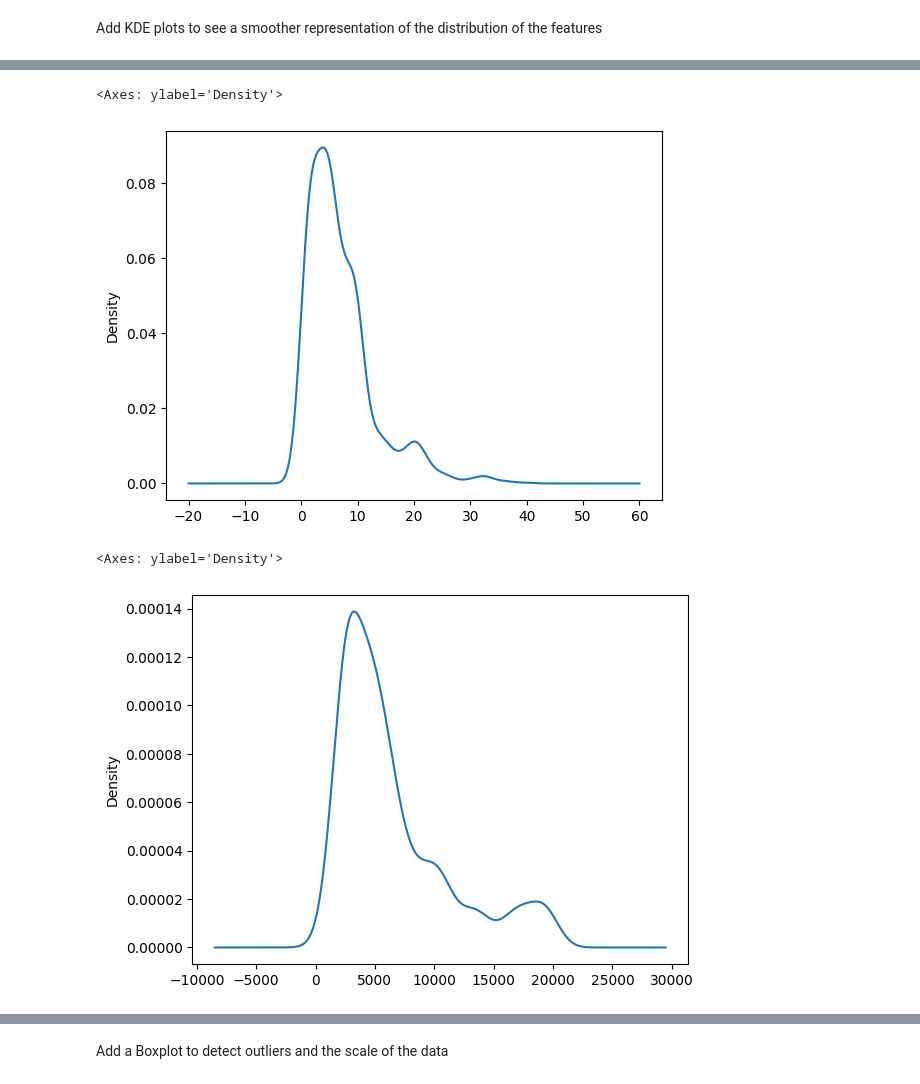
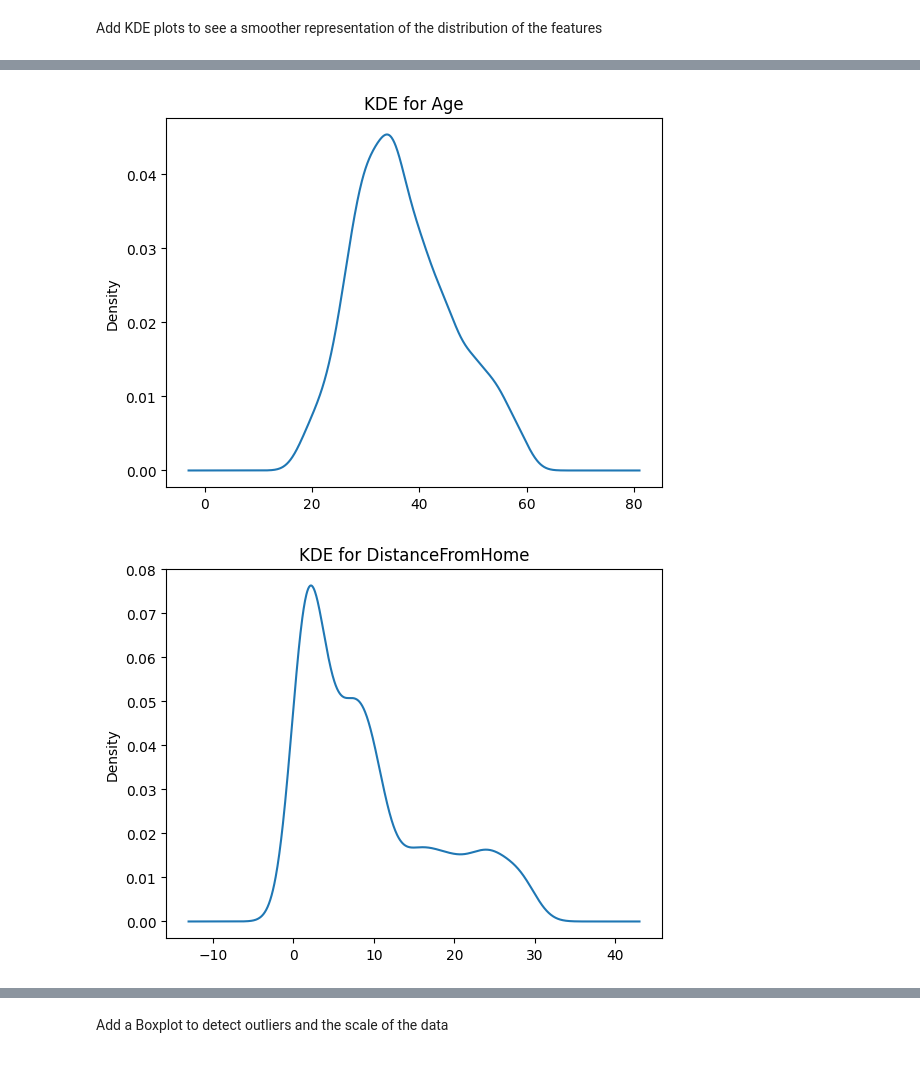
Before and after one commit to coderacheal/IBM-Attrition-Prediction, a Jupyter notebook: notebook.ipynb, the cells around one changed output, grey strips where cells are left out. Drawn from its saved outputs; the diff is of its cells as text; code cells hidden in the pictures.

```diff
--- a/notebook.ipynb
+++ b/notebook.ipynb
@@ -216,0 +176,7 @@ array([8, 1, 6, 9, 0, 4, 5, 2, 7, 3], dtype=int64)
+# %%
+# Print unique values for each column
+for column in df.columns:
+    print(f'Column Name: {column}\n')
+    print(f'Number of Unique Values: {df[column].unique().size}\n')
+    print(f'{df[column].unique()}')
+    print('=' * 80)
@@ -233,10 +212,8 @@ df['Age'].plot(kind='kde')
-# %%
-df['YearsAtCompany'].plot(kind='kde')
-# %% [output]
-<Axes: ylabel='Density'>
-[figure, removed]
-# %%
-df['MonthlyIncome'].plot(kind='kde')
-# %% [output]
-<Axes: ylabel='Density'>
-[figure, removed]
+# %%
+for column in df.select_dtypes('number').columns:
+    df[column].plot(kind='kde')
+    plt.title(f'KDE for {column}')
+    plt.show()
+# %% [output]
+[figure, added]
+[figure, added]
```
Also changed, not shown: parts of 20 cells of this notebook, 3 other files.
